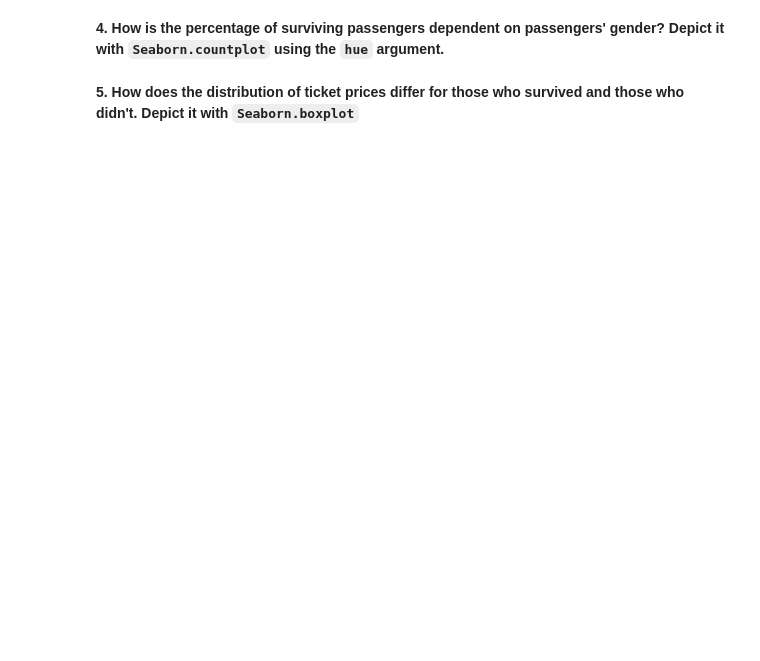
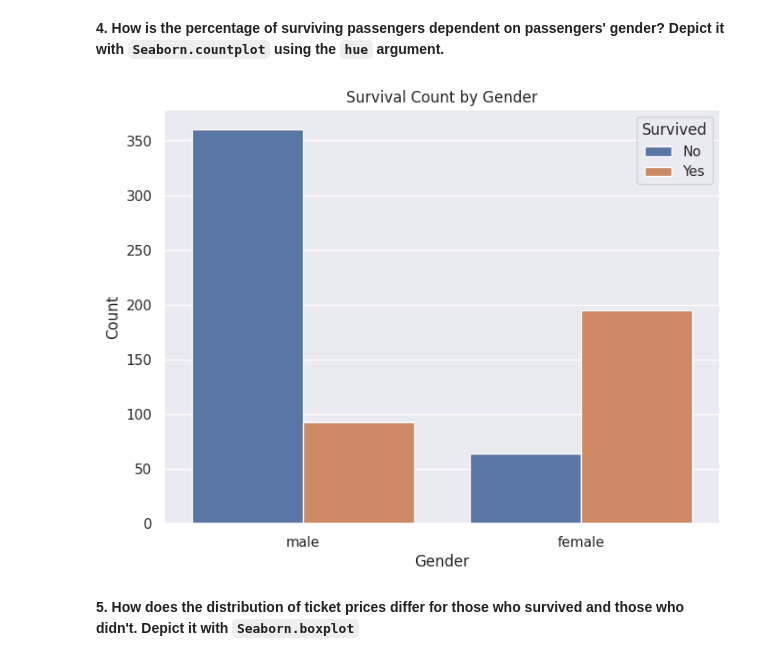
Before and after one commit to dritter321/ml_course, a Jupyter notebook: topic02_visual_data_analysis/topic2_practice_visual_titanic.ipynb, the cells around one changed output. Saved outputs shown, nothing was run; the diff lists cells and outputs as text; code cells hidden in the pictures; blank space fills up the shorter version.

```diff
--- a/topic02_visual_data_analysis/topic2_practice_visual_titanic.ipynb
+++ b/topic02_visual_data_analysis/topic2_practice_visual_titanic.ipynb
@@ -108,2 +124,20 @@ plt.show()
+# %%
+# Calculate the percentage of surviving passengers for each gender
+survival_percentage_by_gender = train_df.groupby(['Sex', 'Survived']).size().unstack() * 100 / train_df.groupby('Sex').size()
+
+# Plot the data using Seaborn countplot
+plt.figure(figsize=(8, 6))
+sns.countplot(x='Sex', hue='Survived', data=train_df)
+
+# Add title and labels
+plt.title('Survival Count by Gender')
+plt.xlabel('Gender')
+plt.ylabel('Count')
+
+# Show the plot
+plt.legend(title='Survived', labels=['No', 'Yes'])  # Adding legend
+plt.show()
+# %% [output]
+[figure, added]
 # %% [markdown]
 **5. How does the distribution of ticket prices differ for those who survived and those who didn't. Depict it with `Seaborn.boxplot`**
```
Also changed, not shown: parts of 7 cells of this notebook.
